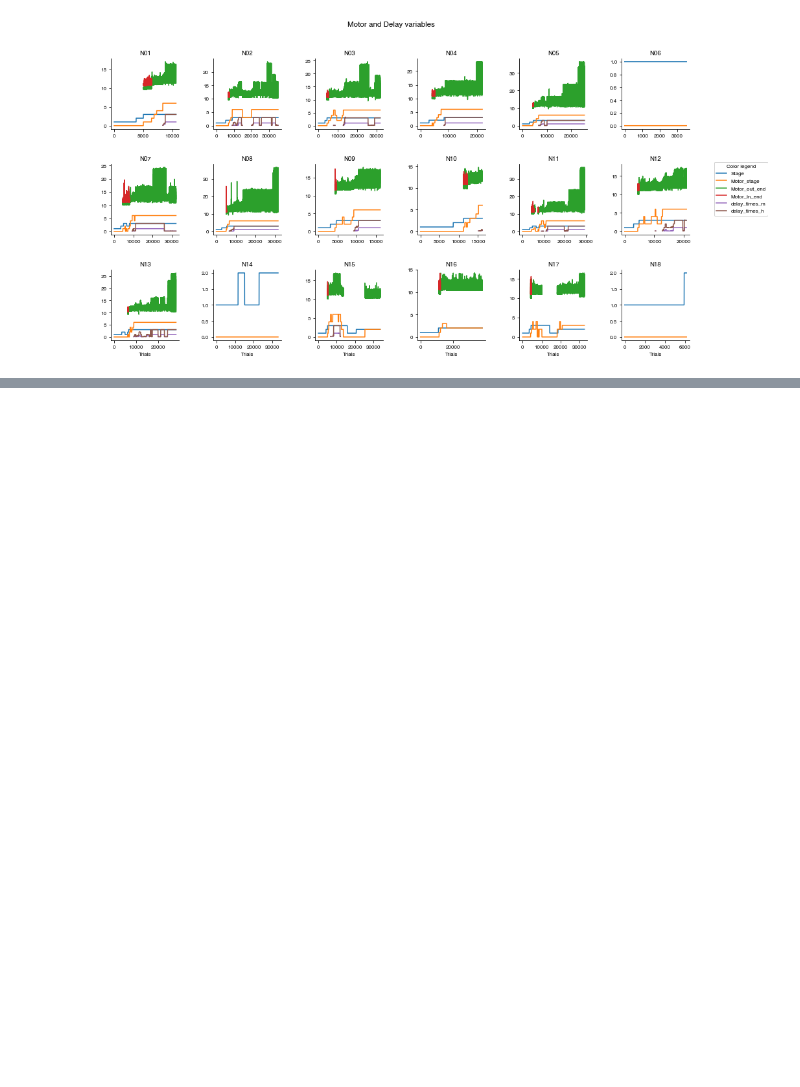
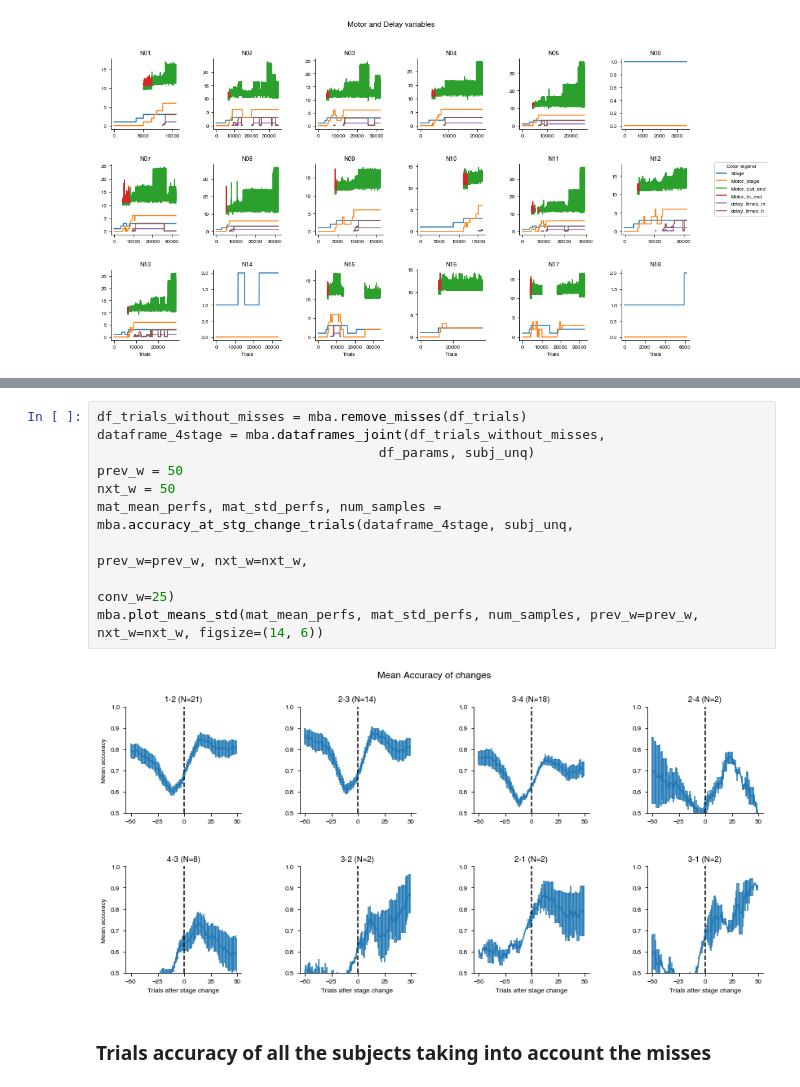
Before and after one commit to manuelmolano/ngym_shaping, a Jupyter notebook: Results_mice_behave_analysis.ipynb, the cells around one changed output, grey strips where cells are left out. Drawn from its saved outputs; the diff is of its cells as text; blank space fills up the shorter version.

```diff
--- a/Results_mice_behave_analysis.ipynb
+++ b/Results_mice_behave_analysis.ipynb
@@ -115,0 +97,14 @@ mba.plot_final_stage_motor_delay(subj_unq, df=df_trials, df_prms=df_params, figs
+# %%
+df_trials_without_misses = mba.remove_misses(df_trials)
+dataframe_4stage = mba.dataframes_joint(df_trials_without_misses,
+                                    df_params, subj_unq)
+prev_w = 50
+nxt_w = 50
+mat_mean_perfs, mat_std_perfs, num_samples = mba.accuracy_at_stg_change_trials(dataframe_4stage, subj_unq,
+                                                                               prev_w=prev_w, nxt_w=nxt_w,
+                                                                               conv_w=25)
+mba.plot_means_std(mat_mean_perfs, mat_std_perfs, num_samples, prev_w=prev_w, nxt_w=nxt_w, figsize=(14, 6))
+# %% [output]
+[figure, added]
+# %% [markdown]
+### Trials accuracy of all the subjects taking into account the misses
```
Also changed, not shown: parts of 24 cells of this notebook, 1 other file.
